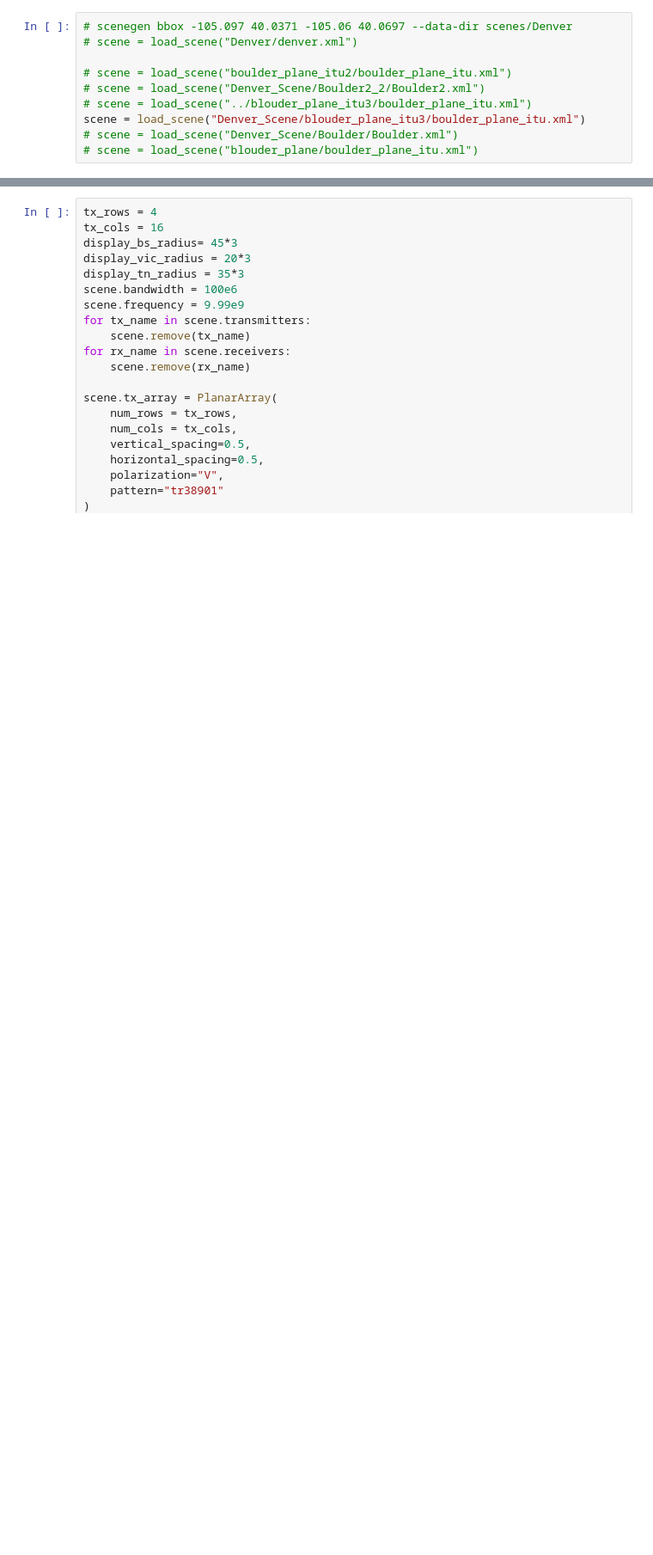
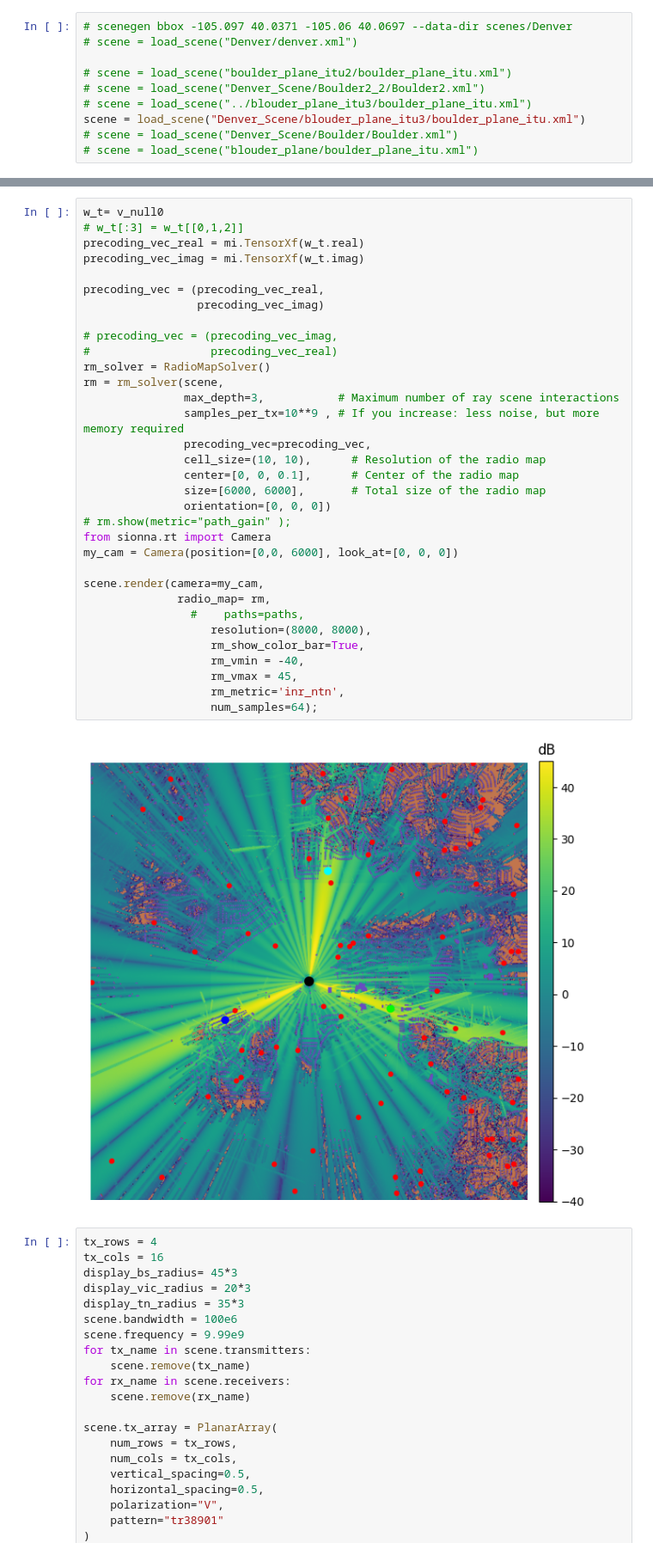
Before and after one commit to Shizhen-Jia/NTN-Nulling, a Jupyter notebook: map_and_pics.ipynb, the cells around one changed output, grey strips where cells are left out. Shown at 86% size. Saved outputs shown, nothing was run; the diff lists cells and outputs as text; blank space fills up the shorter version.

```diff
--- a/map_and_pics.ipynb
+++ b/map_and_pics.ipynb
@@ -204,3 +202,38 @@ scene.render(camera=my_cam,
+# %%
+w_t= v_null0
+# w_t[:3] = w_t[[0,1,2]]
+precoding_vec_real = mi.TensorXf(w_t.real)
+precoding_vec_imag = mi.TensorXf(w_t.imag)
+
+precoding_vec = (precoding_vec_real,
+                 precoding_vec_imag)
+
+# precoding_vec = (precoding_vec_imag,
+#                  precoding_vec_real)
+rm_solver = RadioMapSolver()
+rm = rm_solver(scene,
+               max_depth=3,           # Maximum number of ray scene interactions
+               samples_per_tx=10**9 , # If you increase: less noise, but more memory required
+               precoding_vec=precoding_vec,
+               cell_size=(10, 10),      # Resolution of the radio map
+               center=[0, 0, 0.1],      # Center of the radio map
+               size=[6000, 6000],       # Total size of the radio map
+               orientation=[0, 0, 0])
+# rm.show(metric="path_gain" );
+from sionna.rt import Camera
+my_cam = Camera(position=[0,0, 6000], look_at=[0, 0, 0])
+
+scene.render(camera=my_cam,
+              radio_map= rm,
+                #    paths=paths,
+                   resolution=(8000, 8000),
+                   rm_show_color_bar=True,
+                   rm_vmin = -40,
+                   rm_vmax = 45,
+                   rm_metric='inr_ntn',
+                   num_samples=64);
+# %% [output]
+[figure, added]
 # %%
 tx_rows = 4
 tx_cols = 16
```
Also changed, not shown: parts of 7 cells of this notebook, 5 other files.
